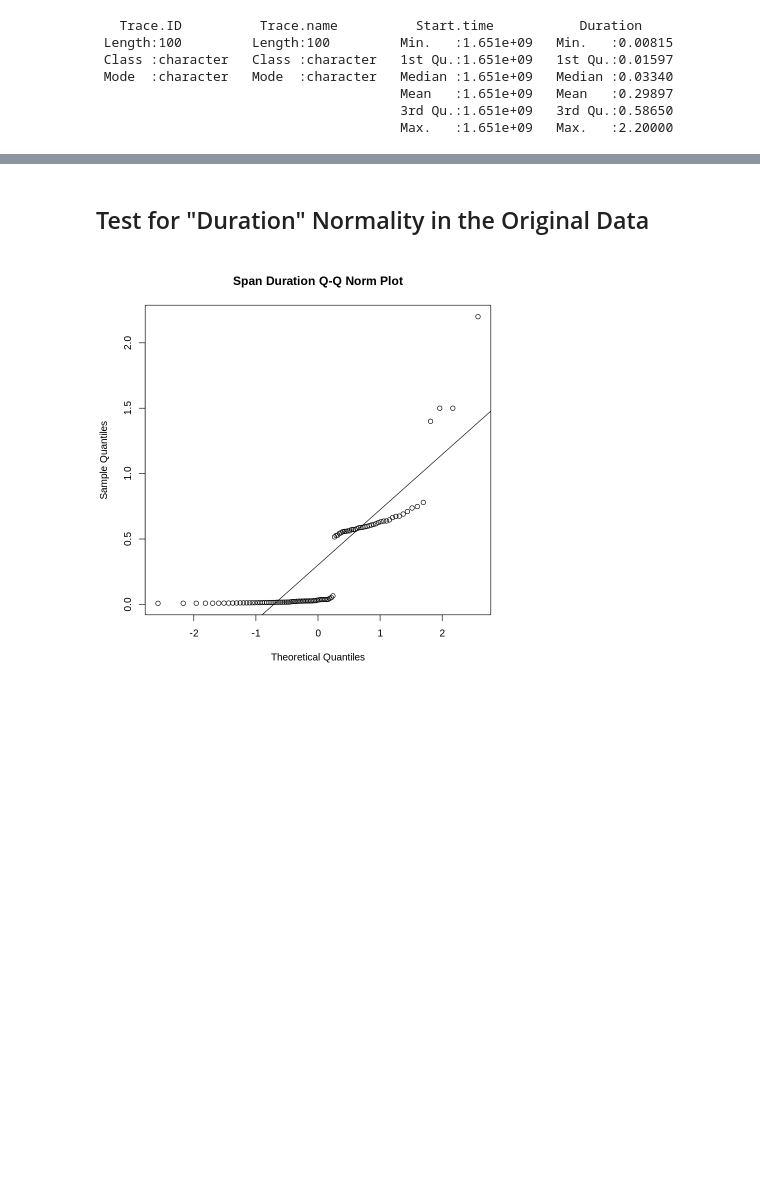
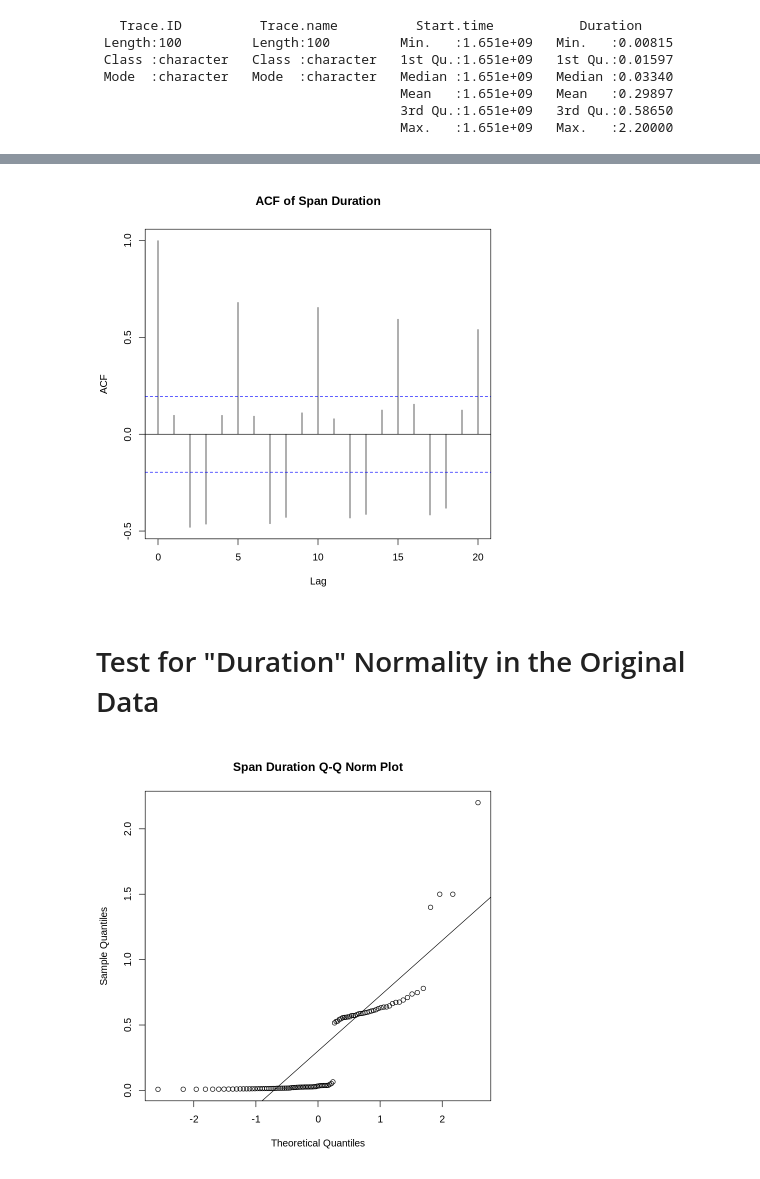
Before and after one commit to amurp003/dss-prototype, a Jupyter notebook: analysis/dss-span-analysis-rev1.ipynb, the cells around one changed output, grey strips where cells are left out. Saved outputs shown, nothing was run; the diff lists cells and outputs as text; code cells hidden in the pictures; blank space fills up the shorter version.

```diff
--- a/analysis/dss-span-analysis-rev1.ipynb
+++ b/analysis/dss-span-analysis-rev1.ipynb
@@ -131,5 +158,9 @@ A data.frame: 6 × 4
+# %%
+acf(spanMetrics$Duration, main="ACF of Span Duration")
+# %% [output]
+[figure, new version]
 # %% [markdown]
-## Test for "Duration" Normality in the Original Data ##
+# Test for "Duration" Normality in the Original Data #
 # %%
 qqnorm(spanMetrics$Duration,main="Span Duration Q-Q Norm Plot")
 qqline(spanMetrics$Duration)
```
Also changed, not shown: parts of 30 cells of this notebook.
